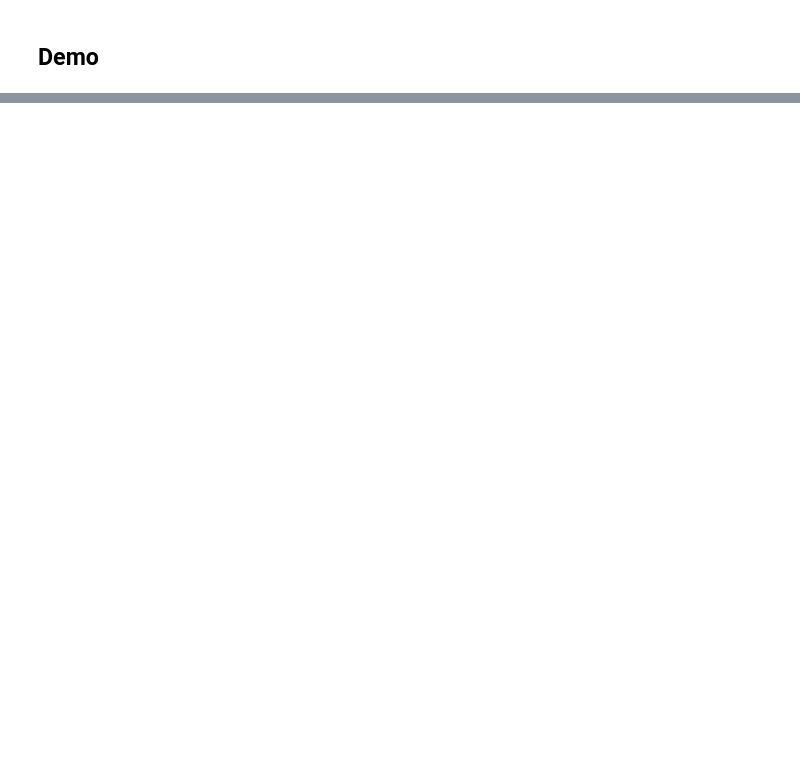
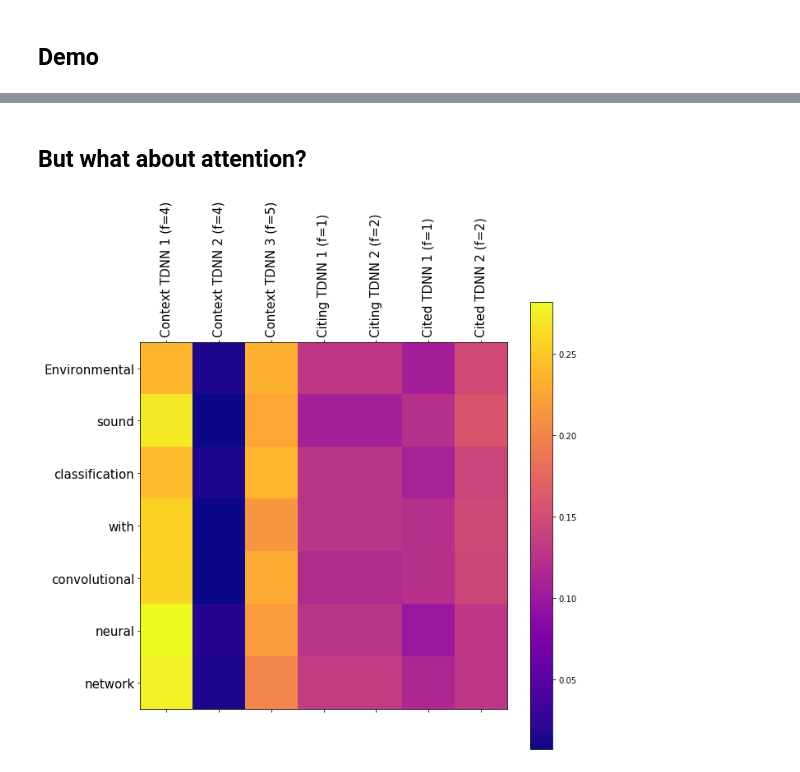
Before and after one commit to timoklein/neural_citation, a Jupyter notebook: NCN_evaluation.ipynb, the cells around one changed output, grey strips where cells are left out. Cells and saved outputs as stored; diff of their text form; code cells hidden in the pictures; blank space fills up the shorter version.

Commit message:
fixed recommendation attention returning

```diff
--- a/NCN_evaluation.ipynb
+++ b/NCN_evaluation.ipynb
@@ -17,25 +24,28 @@ def display_dict(d):
     for key, value in d.items():
         print(f"Citation rank {key}|\t {value}")
 # %%
-def display_attention(candidate, translation, attention):
+def display_attention(title, attention):
 
     fig = plt.figure(figsize=(10,10))
     ax = fig.add_subplot(111)
 
     attention = attention.squeeze(1).cpu().detach().numpy()
 
-    cax = ax.matshow(attention, cmap='bone')
+    cax = ax.matshow(attention, cmap="plasma")
 
     ax.tick_params(labelsize=15)
-    ax.set_xticklabels([''] + ['<sos>'] + [t.lower() for t in tokenize_de(candidate)] + ['<eos>'],
-                       rotation=45)
-    ax.set_yticklabels([''] + translation)
+    xlabels = ["Context TDNN 1 (f=4)", "Context TDNN 2 (f=4)", "Context TDNN 3 (f=5)",
+              "Citing TDNN 1 (f=1)", "Citing TDNN 2 (f=2)",
+              "Cited TDNN 1 (f=1)", "Cited TDNN 2 (f=2)"
+              ]
+    ax.set_xticklabels([''] + xlabels,
+                       rotation=90)
+    # have tokenized title here
+    ax.set_yticklabels([''] + title)
 
     ax.xaxis.set_major_locator(ticker.MultipleLocator(1))
     ax.yaxis.set_major_locator(ticker.MultipleLocator(1))
-
-    plt.show()
-    plt.close()
+    fig.colorbar(cax)
 # %% [markdown]
 ## Data: Basic statistics
 1. Removed 8260 triplets of paper data due to empty/missing files.
@@ -68,4 +155,4 @@ Citation rank 4|         Two-stream convolutional networks for action   recognit
 # %% [markdown]
 ## Demo
 # %%
-evaluator = Evaluator(path_to_weights, data, evaluate=False)
+evaluator = Evaluator(path_to_weights, data, evaluate=False, show_attention=True)
@@ -72,4 +170,4 @@ evaluator = Evaluator(path_to_weights, data, evaluate=False)
 # %%
-recomms = evaluator.recommend(context, authors)
+recomms, a = evaluator.recommend(context, authors)
 # %%
 display_dict(recomms)
@@ -76,3 +180,11 @@ display_dict(recomms)
+# %% [markdown]
+## But what about attention?
+# %%
+rec = 0
+seq = data.cntxt.tokenize(recomms[rec])
+display_attention(seq, a[1:len(seq)+1, rec, :])
+# %% [output]
+[figure, added]
 # %% [markdown]
 ## Documentation
 ![Context and title length distributions](assets/Documentation.png)
```
Also changed, not shown: parts of 22 cells of this notebook, 3 other files.
